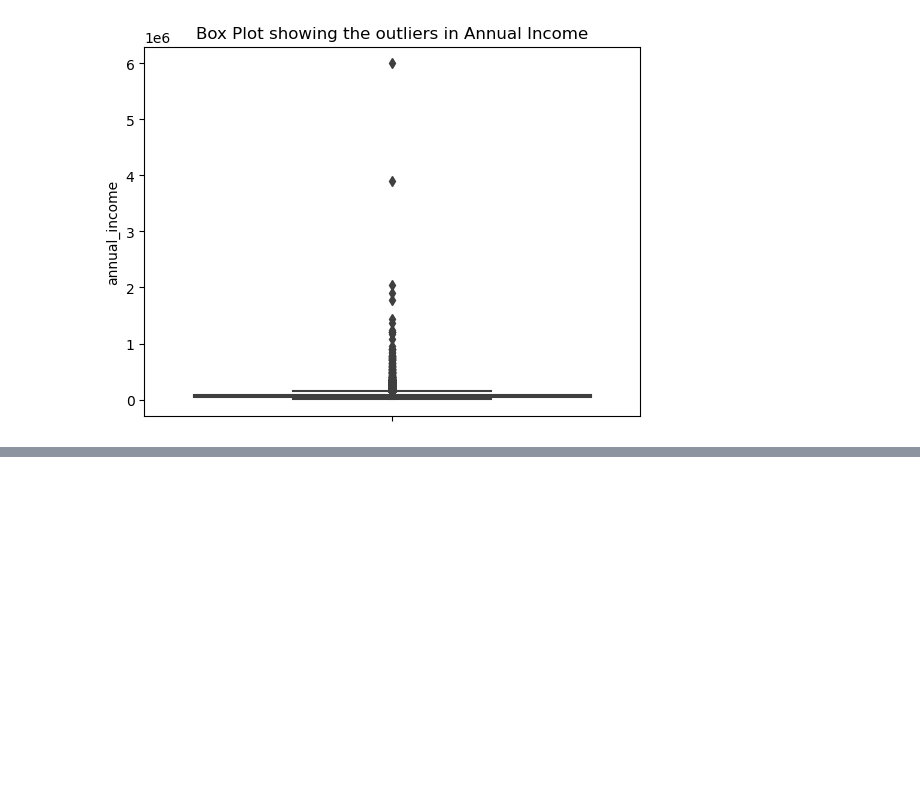
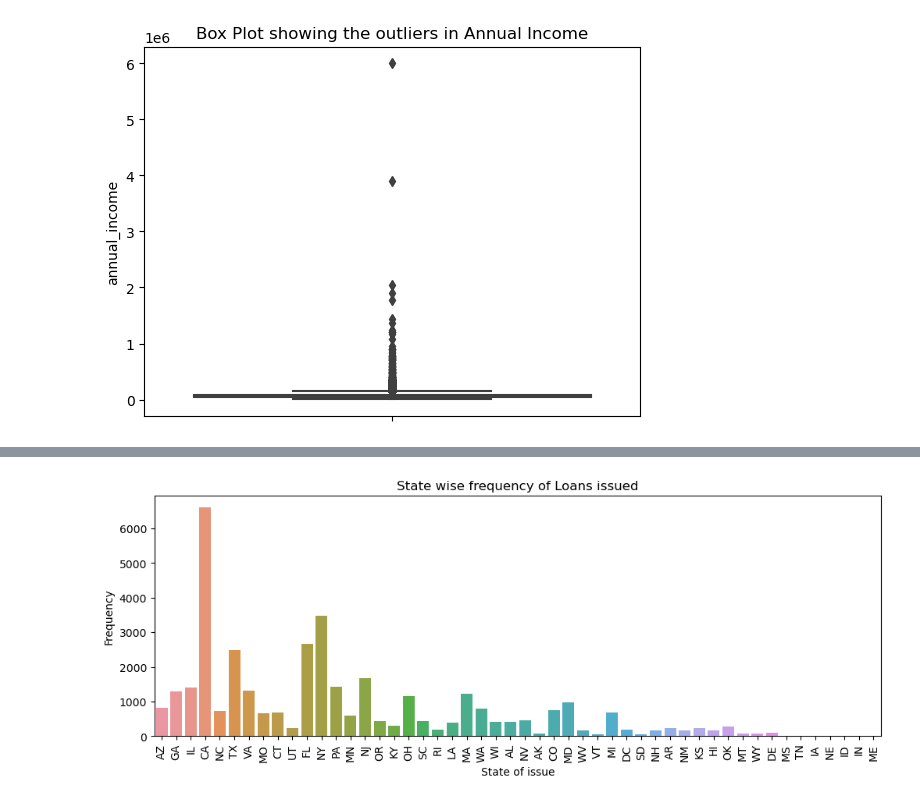
Before and after one commit to Vasista-Eranki/LendingClubCaseStudy, a Jupyter notebook: LendingClubCaseStudy.ipynb, the cells around one changed output, grey strips where cells are left out. Saved outputs shown, nothing was run; the diff lists cells and outputs as text; code cells hidden in the pictures; blank space fills up the shorter version.

```diff
--- a/LendingClubCaseStudy.ipynb
+++ b/LendingClubCaseStudy.ipynb
@@ -493,0 +408,11 @@ loan.groupby(by='id').info()
+# %%
+loan.addr_state.value_counts()
+plt.figure(figsize=(12,4))
+sns.countplot(data=loan, x='addr_state')
+plt.title('State wise frequency of Loans issued')
+plt.xlabel('State of issue')
+plt.xticks(rotation=90)
+plt.ylabel('Frequency')
+plt.show()
+# %% [output]
+[figure, added]
```
Also changed, not shown: parts of 104 cells of this notebook.
